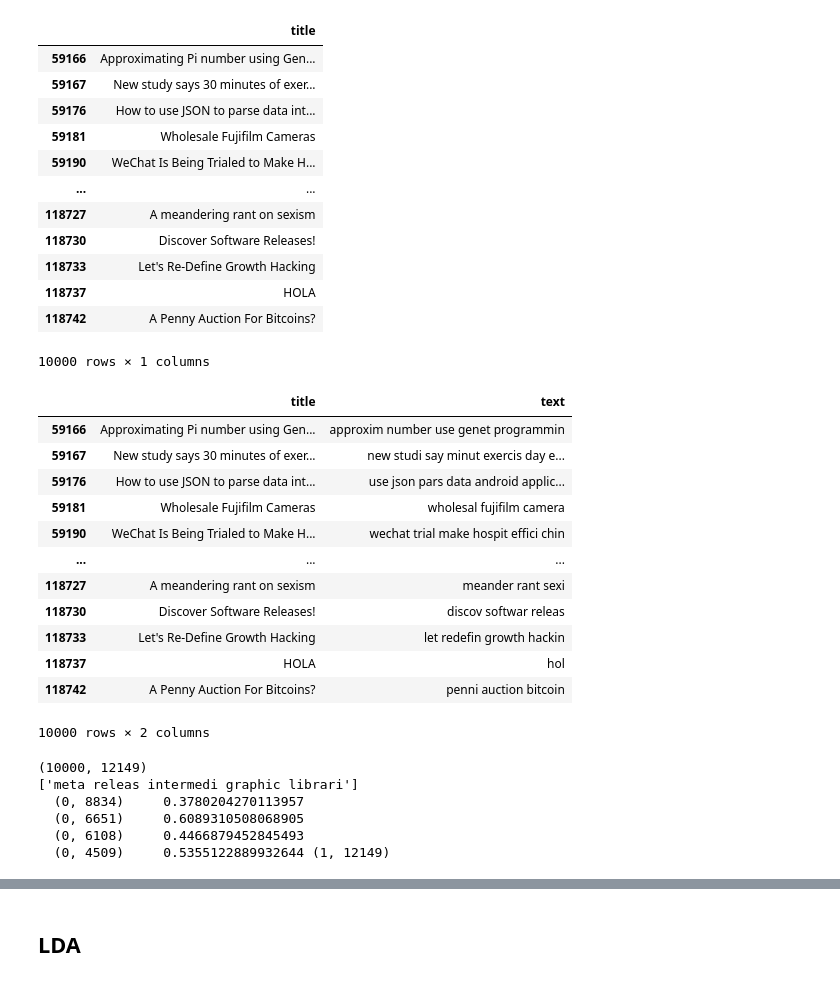
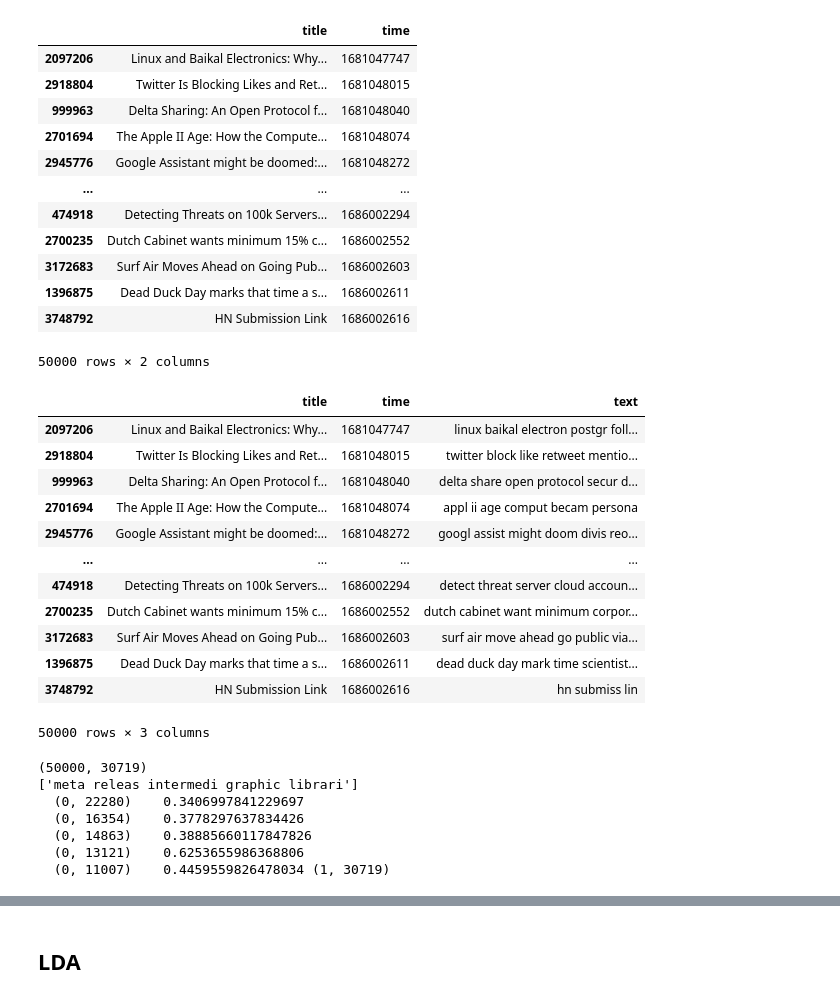
Before and after one commit to jhojin7/personalizehn, a Jupyter notebook: cossimilarity.ipynb, the cells around one changed output, grey strips where cells are left out. Drawn from its saved outputs; the diff is of its cells as text; code cells hidden in the pictures.

```diff
--- a/cossimilarity.ipynb
+++ b/cossimilarity.ipynb
@@ -4,24 +4,27 @@ import pandas as pd
 # df = pd.DataFrame(titles).drop_duplicates()
 # df = pd.DataFrame(df[0].tolist(), columns=["title"])
 
-df = pd.read_csv("./data/hacker_news_sample.csv")["title"].dropna()
-df = pd.DataFrame(df, columns=["title"])[10000:20000]
+# df = pd.read_csv("./data/hacker_news_sample.csv")["title"].dropna()
+# df = pd.DataFrame(df, columns=["title"])[10000:20000]
+
+df = pd.read_csv("./data/hackernews_2.csv")[["title","time"]]
+df = df.sort_values(by="time")[-50000:]
 
 df
 # %% [output]
-|  | title |
-| 59166 | Approximating Pi number using Gen... |
-| 59167 | New study says 30 minutes of exer... |
-| 59176 | How to use JSON to parse data int... |
-| 59181 | Wholesale Fujifilm Cameras |
-| 59190 | WeChat Is Being Trialed to Make H... |
-| ... | ... |
-| 118727 | A meandering rant on sexism |
-| 118730 | Discover Software Releases! |
-| 118733 | Let's Re-Define Growth Hacking |
-| 118737 | HOLA |
-| 118742 | A Penny Auction For Bitcoins? |
+|  | title | time |
+| 2097206 | Linux and Baikal Electronics: Why... | 1681047747 |
+| 2918804 | Twitter Is Blocking Likes and Ret... | 1681048015 |
+| 999963 | Delta Sharing: An Open Protocol f... | 1681048040 |
+| 2701694 | The Apple II Age: How the Compute... | 1681048074 |
+| 2945776 | Google Assistant might be doomed:... | 1681048272 |
+| ... | ... | ... |
+| 474918 | Detecting Threats on 100k Servers... | 1686002294 |
+| 2700235 | Dutch Cabinet wants minimum 15% c... | 1686002552 |
+| 3172683 | Surf Air Moves Ahead on Going Pub... | 1686002603 |
+| 1396875 | Dead Duck Day marks that time a s... | 1686002611 |
+| 3748792 | HN Submission Link | 1686002616 |
-10000 rows × 1 columns
+50000 rows × 2 columns
 # %%
 import re
 from nltk.corpus import stopwords
@@ -31,47 +34,47 @@ stopwords_en = stopwords.words('english')
 stemmer = EnglishStemmer()
 
 
 def preprocess(text:str):
     # remove the url at the end
     text = text[:text.find('(')]
     # split text
     text = text.lower()
     words = text.split()
     ret = []
     for word in words:
         # strip whitespaces
         word = word.strip()
         # remove stopwords
         if word in stopwords_en:
             continue
         # regex
         word = re.sub(r'[0-9]+', '', word)
         word = re.sub(r'[^a-z]+', '', word)
         word = re.sub(r'\W', '', word)
         # stemming
         word = stemmer.stem(word)
         # remove words len<3
-        if len(word) < 3:
+        if len(word) < 2:
             continue
         ret.append(word)
     return ' '.join(ret)
 
 df["text"] = df["title"].apply(preprocess)
 df
 # %% [output]
-|  | title | text |
-| 59166 | Approximating Pi number using Gen... | approxim number use genet programmin |
-| 59167 | New study says 30 minutes of exer... | new studi say minut exercis day e... |
-| 59176 | How to use JSON to parse data int... | use json pars data android applic... |
-| 59181 | Wholesale Fujifilm Cameras | wholesal fujifilm camera |
-| 59190 | WeChat Is Being Trialed to Make H... | wechat trial make hospit effici chin |
-| ... | ... | ... |
-| 118727 | A meandering rant on sexism | meander rant sexi |
-| 118730 | Discover Software Releases! | discov softwar releas |
-| 118733 | Let's Re-Define Growth Hacking | let redefin growth hackin |
-| 118737 | HOLA | hol |
-| 118742 | A Penny Auction For Bitcoins? | penni auction bitcoin |
+|  | title | time | text |
+| 2097206 | Linux and Baikal Electronics: Why... | 1681047747 | linux baikal electron postgr foll... |
+| 2918804 | Twitter Is Blocking Likes and Ret... | 1681048015 | twitter block like retweet mentio... |
+| 999963 | Delta Sharing: An Open Protocol f... | 1681048040 | delta share open protocol secur d... |
+| 2701694 | The Apple II Age: How the Compute... | 1681048074 | appl ii age comput becam persona |
+| 2945776 | Google Assistant might be doomed:... | 1681048272 | googl assist might doom divis reo... |
+| ... | ... | ... | ... |
+| 474918 | Detecting Threats on 100k Servers... | 1686002294 | detect threat server cloud accoun... |
+| 2700235 | Dutch Cabinet wants minimum 15% c... | 1686002552 | dutch cabinet want minimum corpor... |
+| 3172683 | Surf Air Moves Ahead on Going Pub... | 1686002603 | surf air move ahead go public via... |
+| 1396875 | Dead Duck Day marks that time a s... | 1686002611 | dead duck day mark time scientist... |
+| 3748792 | HN Submission Link | 1686002616 | hn submiss lin |
-10000 rows × 2 columns
+50000 rows × 3 columns
 # %%
 from sklearn.feature_extraction.text import TfidfVectorizer, CountVectorizer
 from sklearn.metrics.pairwise import cosine_similarity
@@ -92,12 +95,13 @@ test_vec = vectorizer.transform(X)
 # test_vec.resize((len(X),300))
 print(test_vec, test_vec.shape)
 # %% [output]
-(10000, 12149)
+(50000, 30719)
 ['meta releas intermedi graphic librari']
-  (0, 8834)     0.3780204270113957
-  (0, 6651)     0.6089310508068905
-  (0, 6108)     0.4466879452845493
-  (0, 4509)     0.5355122889932644 (1, 12149)
+  (0, 22280)    0.3406997841229697
+  (0, 16354)    0.3778297637834426
+  (0, 14863)    0.38885660117847826
+  (0, 13121)    0.6253655986368806
+  (0, 11007)    0.4459559826478034 (1, 30719)
 # %%
 cos_sim = cosine_similarity(vectorized,test_vec)
 for i in range(test_vec.shape[0]):
```
Also changed, not shown: parts of 6 cells of this notebook, 1 other file.
